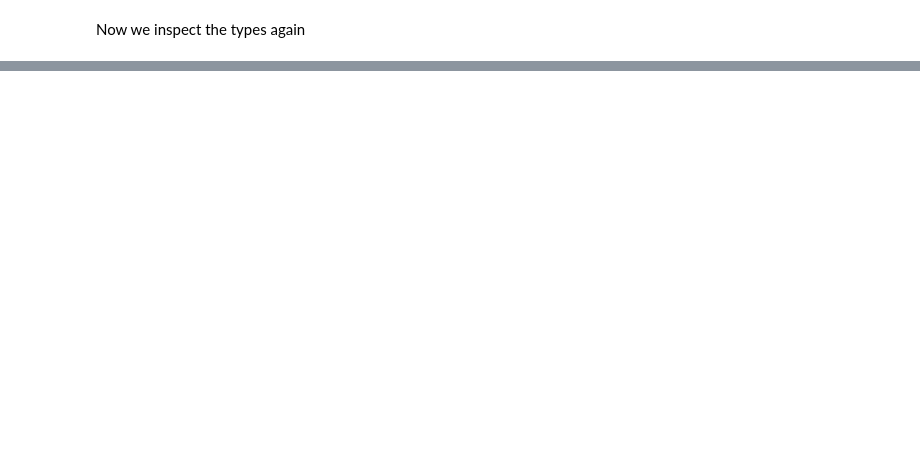
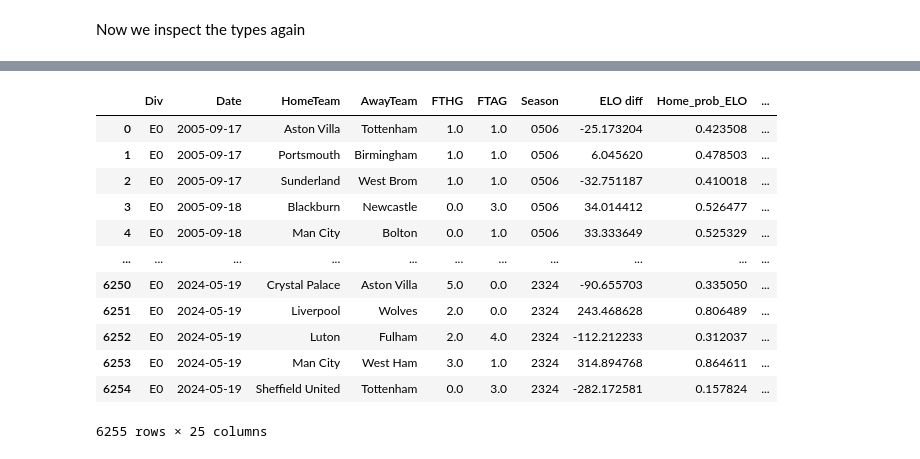
Before and after one commit to heiken1108/Match-Predictor, a Jupyter notebook: notebooks/4. Sequential Feature Engineering.ipynb, the cells around one changed output, grey strips where cells are left out. Saved outputs shown, nothing was run; the diff lists cells and outputs as text; code cells hidden in the pictures; blank space fills up the shorter version.

```diff
--- a/notebooks/4. Sequential Feature Engineering.ipynb
+++ b/notebooks/4. Sequential Feature Engineering.ipynb
@@ -277,0 +387,16 @@ Remaining features: 17
+# %%
+final_data_set
+# %% [output]
+|  | Div | Date | HomeTeam | AwayTeam | FTHG | FTAG | Season | ELO diff | Home_prob_ELO | ... |
+| 0 | E0 | 2005-09-17 | Aston Villa | Tottenham | 1.0 | 1.0 | 0506 | -25.173204 | 0.423508 | ... |
+| 1 | E0 | 2005-09-17 | Portsmouth | Birmingham | 1.0 | 1.0 | 0506 | 6.045620 | 0.478503 | ... |
+| 2 | E0 | 2005-09-17 | Sunderland | West Brom | 1.0 | 1.0 | 0506 | -32.751187 | 0.410018 | ... |
+| 3 | E0 | 2005-09-18 | Blackburn | Newcastle | 0.0 | 3.0 | 0506 | 34.014412 | 0.526477 | ... |
+| 4 | E0 | 2005-09-18 | Man City | Bolton | 0.0 | 1.0 | 0506 | 33.333649 | 0.525329 | ... |
+| ... | ... | ... | ... | ... | ... | ... | ... | ... | ... | ... |
+| 6250 | E0 | 2024-05-19 | Crystal Palace | Aston Villa | 5.0 | 0.0 | 2324 | -90.655703 | 0.335050 | ... |
+| 6251 | E0 | 2024-05-19 | Liverpool | Wolves | 2.0 | 0.0 | 2324 | 243.468628 | 0.806489 | ... |
+| 6252 | E0 | 2024-05-19 | Luton | Fulham | 2.0 | 4.0 | 2324 | -112.212233 | 0.312037 | ... |
+| 6253 | E0 | 2024-05-19 | Man City | West Ham | 3.0 | 1.0 | 2324 | 314.894768 | 0.864611 | ... |
+| 6254 | E0 | 2024-05-19 | Sheffield United | Tottenham | 0.0 | 3.0 | 2324 | -282.172581 | 0.157824 | ... |
+6255 rows × 25 columns
```
Also changed, not shown: parts of 13 cells of this notebook, 4 other files.
